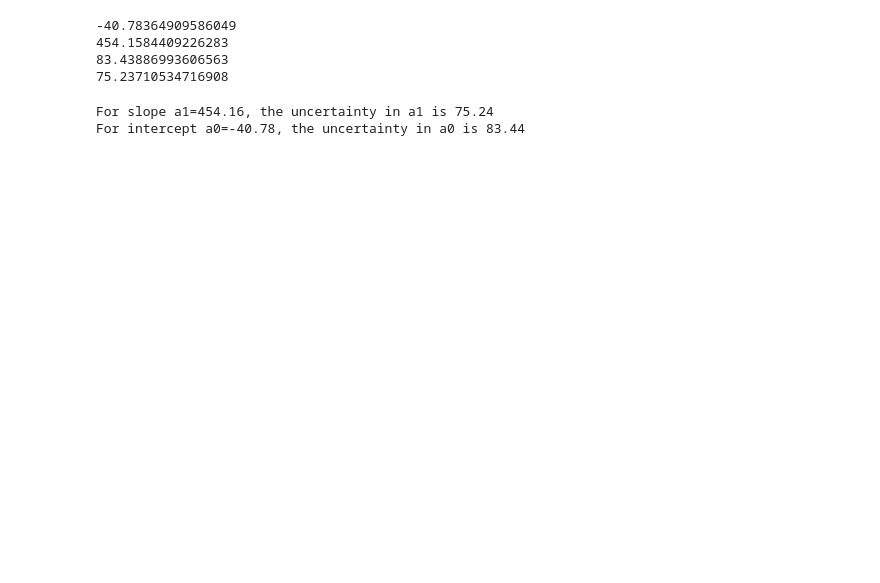
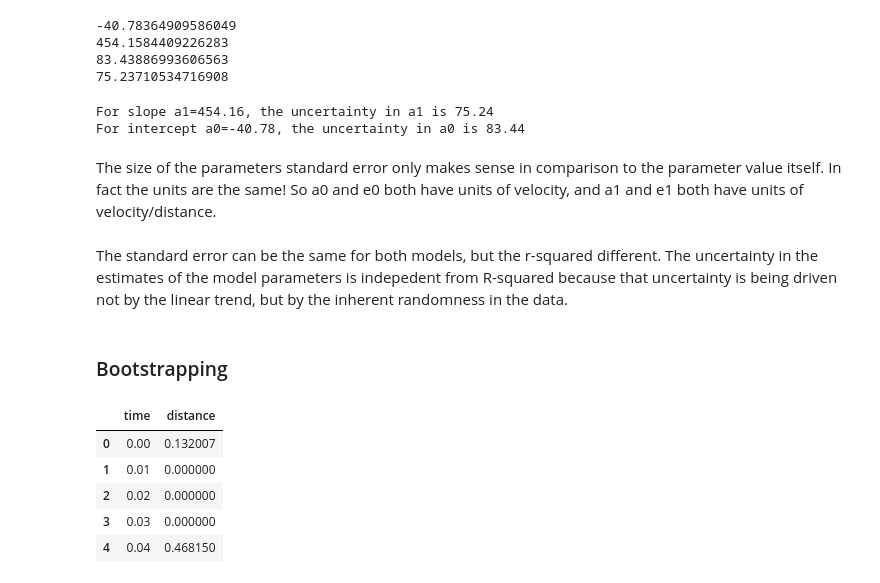
Before and after one commit to sushant2811/NLPandDeepLearning, a Jupyter notebook: linearModeling.ipynb, the cells around one changed output. Cells and saved outputs as stored; diff of their text form; code cells hidden in the pictures; blank space fills up the shorter version.

```diff
--- a/linearModeling.ipynb
+++ b/linearModeling.ipynb
@@ -233,3 +235,9 @@ print('For intercept a0={:.2f}, the uncertainty in a0 is {:.02f}'.format(a0, e0)
 # %% [output]
 For slope a1=454.16, the uncertainty in a1 is 75.24
 For intercept a0=-40.78, the uncertainty in a0 is 83.44
+# %% [markdown]
+The size of the parameters standard error only makes sense in comparison to the parameter value itself. In fact the units are the same! So a0 and e0 both have units of velocity, and a1 and e1 both have units of velocity/distance.
+# %% [markdown]
+The standard error can be the same for both models, but the r-squared different. The uncertainty in the estimates of the model parameters is indepedent from R-squared because that uncertainty is being driven not by the linear trend, but by the inherent randomness in the data.
+# %% [markdown]
+### Bootstrapping
@@ -235,0 +248,9 @@ For intercept a0=-40.78, the uncertainty in a0 is 83.44
+# %%
+hike_data_df.head()
+# %% [output]
+|  | time | distance |
+| 0 | 0.00 | 0.132007 |
+| 1 | 0.01 | 0.000000 |
+| 2 | 0.02 | 0.000000 |
+| 3 | 0.03 | 0.000000 |
+| 4 | 0.04 | 0.468150 |
```
Also changed, not shown: parts of 21 cells of this notebook.
